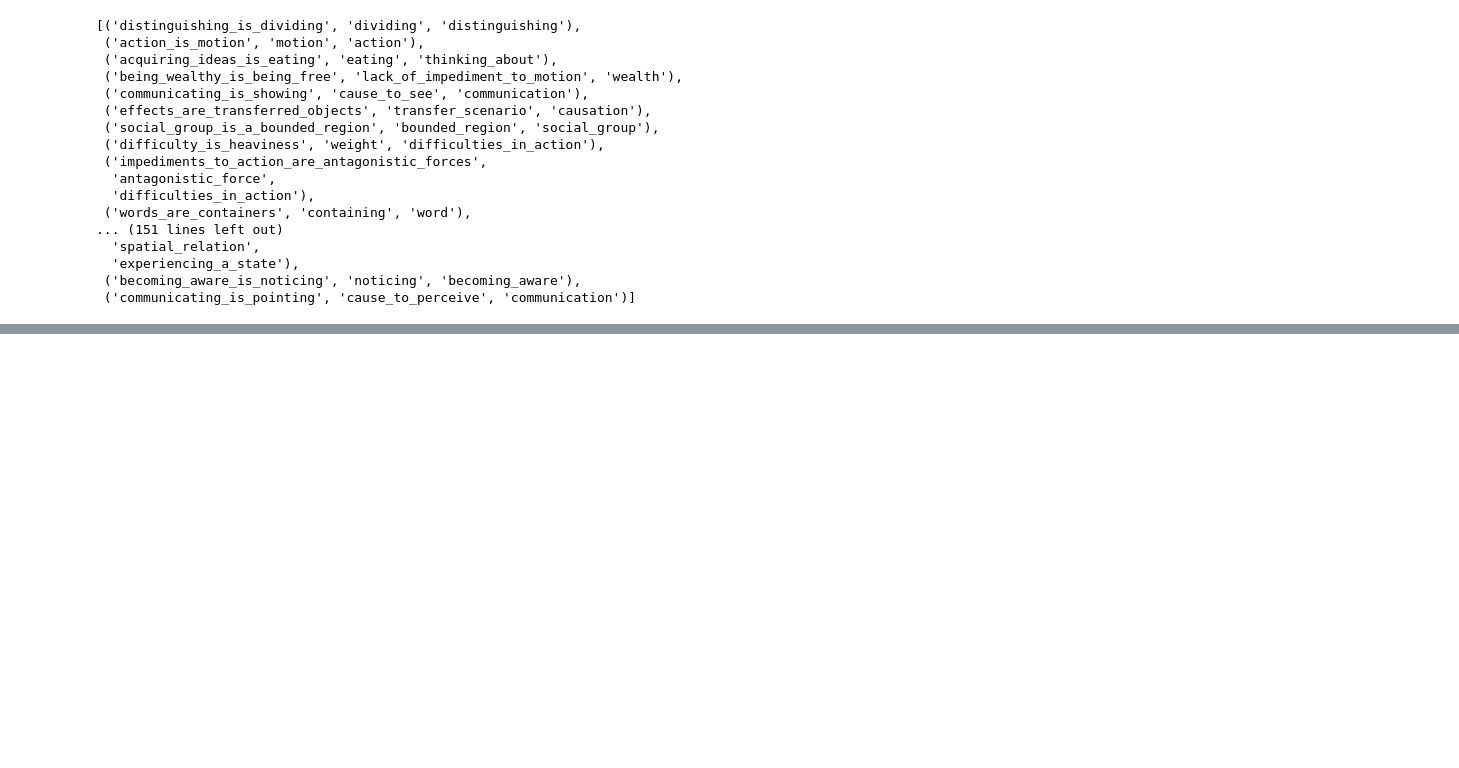
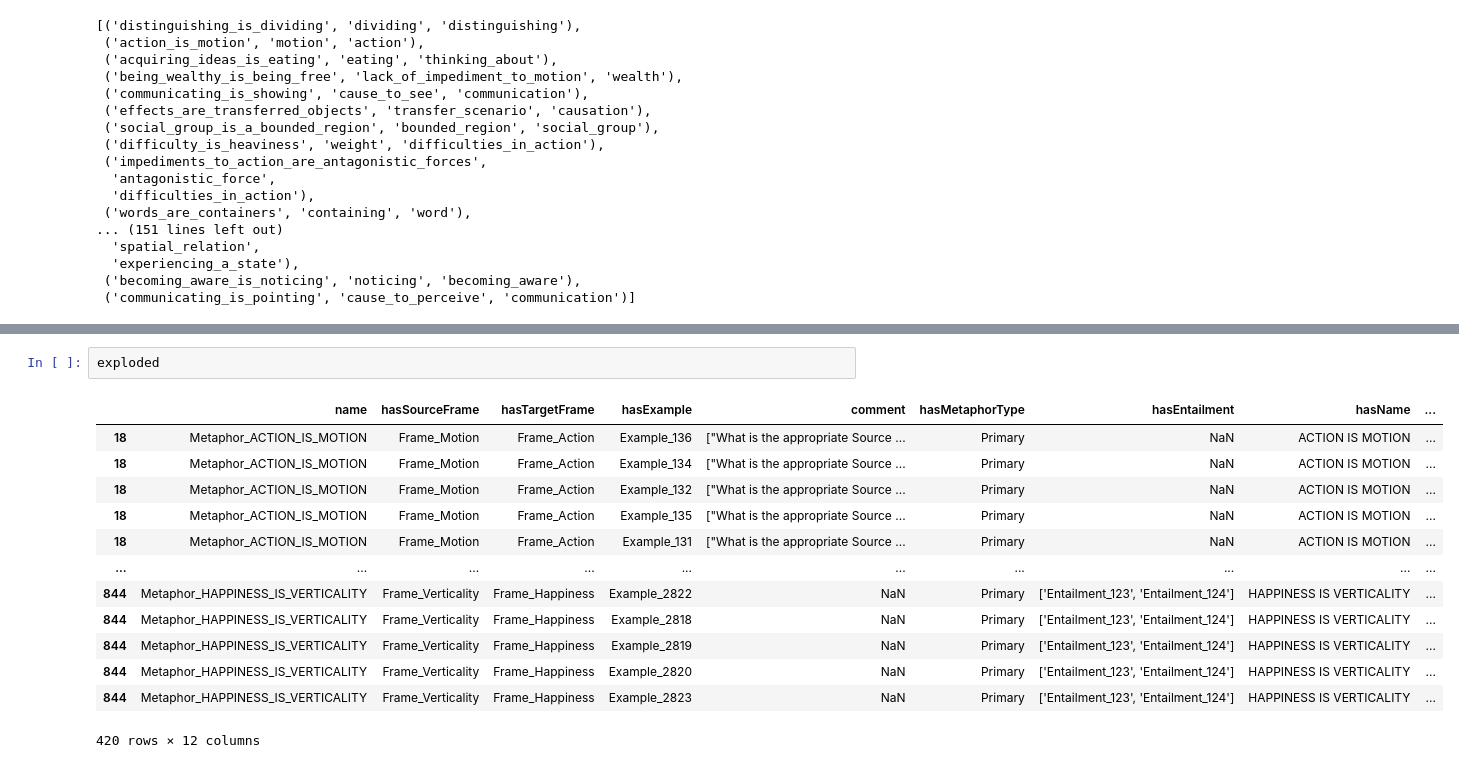
Before and after one commit to MORImementos/DissertationRepository, a Jupyter notebook: workflow/metaphor_metadata.ipynb, the cells around one changed output, grey strips where cells are left out. Drawn from its saved outputs; the diff is of its cells as text; blank space fills up the shorter version.

```diff
--- a/workflow/metaphor_metadata.ipynb
+++ b/workflow/metaphor_metadata.ipynb
@@ -510,0 +1371,16 @@ frame_tuples
+# %%
+exploded
+# %% [output]
+|  | name | hasSourceFrame | hasTargetFrame | hasExample | comment | hasMetaphorType | hasEntailment | hasName | ... |
+| 18 | Metaphor_ACTION_IS_MOTION | Frame_Motion | Frame_Action | Example_136 | ["What is the appropriate Source ... | Primary | NaN | ACTION IS MOTION | ... |
+| 18 | Metaphor_ACTION_IS_MOTION | Frame_Motion | Frame_Action | Example_134 | ["What is the appropriate Source ... | Primary | NaN | ACTION IS MOTION | ... |
+| 18 | Metaphor_ACTION_IS_MOTION | Frame_Motion | Frame_Action | Example_132 | ["What is the appropriate Source ... | Primary | NaN | ACTION IS MOTION | ... |
+| 18 | Metaphor_ACTION_IS_MOTION | Frame_Motion | Frame_Action | Example_135 | ["What is the appropriate Source ... | Primary | NaN | ACTION IS MOTION | ... |
+| 18 | Metaphor_ACTION_IS_MOTION | Frame_Motion | Frame_Action | Example_131 | ["What is the appropriate Source ... | Primary | NaN | ACTION IS MOTION | ... |
+| ... | ... | ... | ... | ... | ... | ... | ... | ... | ... |
+| 844 | Metaphor_HAPPINESS_IS_VERTICALITY | Frame_Verticality | Frame_Happiness | Example_2822 | NaN | Primary | ['Entailment_123', 'Entailment_124'] | HAPPINESS IS VERTICALITY | ... |
+| 844 | Metaphor_HAPPINESS_IS_VERTICALITY | Frame_Verticality | Frame_Happiness | Example_2818 | NaN | Primary | ['Entailment_123', 'Entailment_124'] | HAPPINESS IS VERTICALITY | ... |
+| 844 | Metaphor_HAPPINESS_IS_VERTICALITY | Frame_Verticality | Frame_Happiness | Example_2819 | NaN | Primary | ['Entailment_123', 'Entailment_124'] | HAPPINESS IS VERTICALITY | ... |
+| 844 | Metaphor_HAPPINESS_IS_VERTICALITY | Frame_Verticality | Frame_Happiness | Example_2820 | NaN | Primary | ['Entailment_123', 'Entailment_124'] | HAPPINESS IS VERTICALITY | ... |
+| 844 | Metaphor_HAPPINESS_IS_VERTICALITY | Frame_Verticality | Frame_Happiness | Example_2823 | NaN | Primary | ['Entailment_123', 'Entailment_124'] | HAPPINESS IS VERTICALITY | ... |
+420 rows × 12 columns
```
Also changed, not shown: parts of 19 cells of this notebook, 38 other files.
